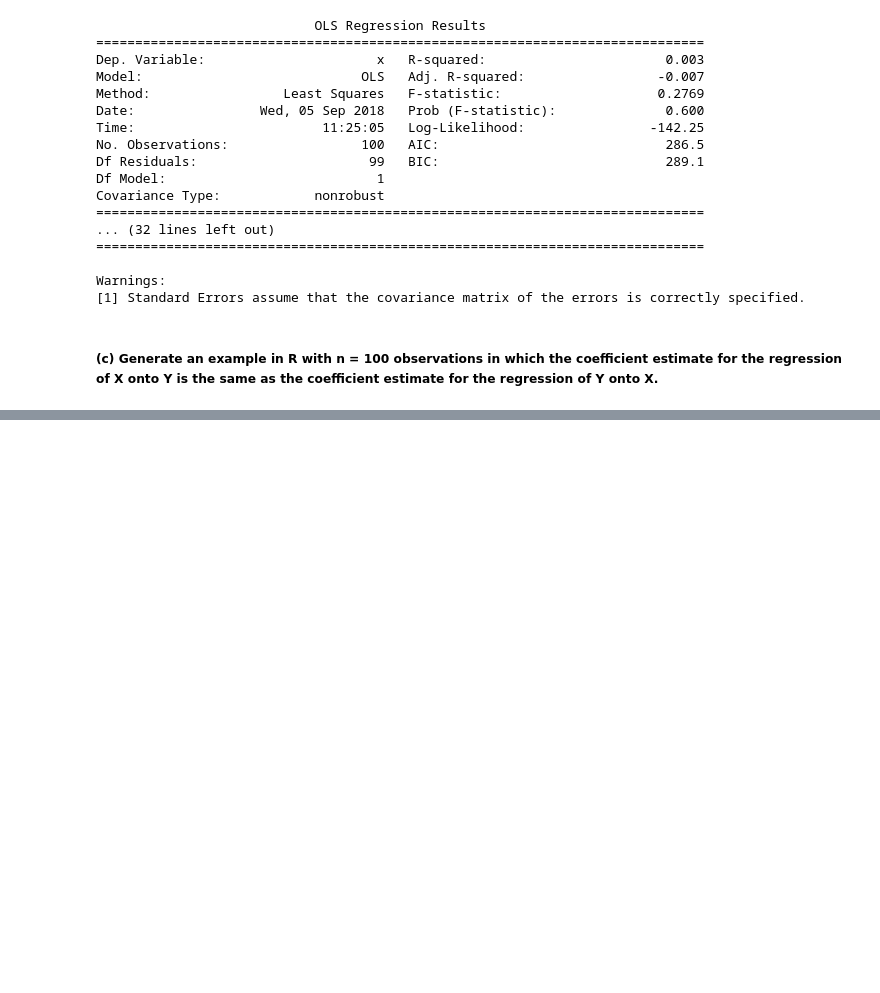
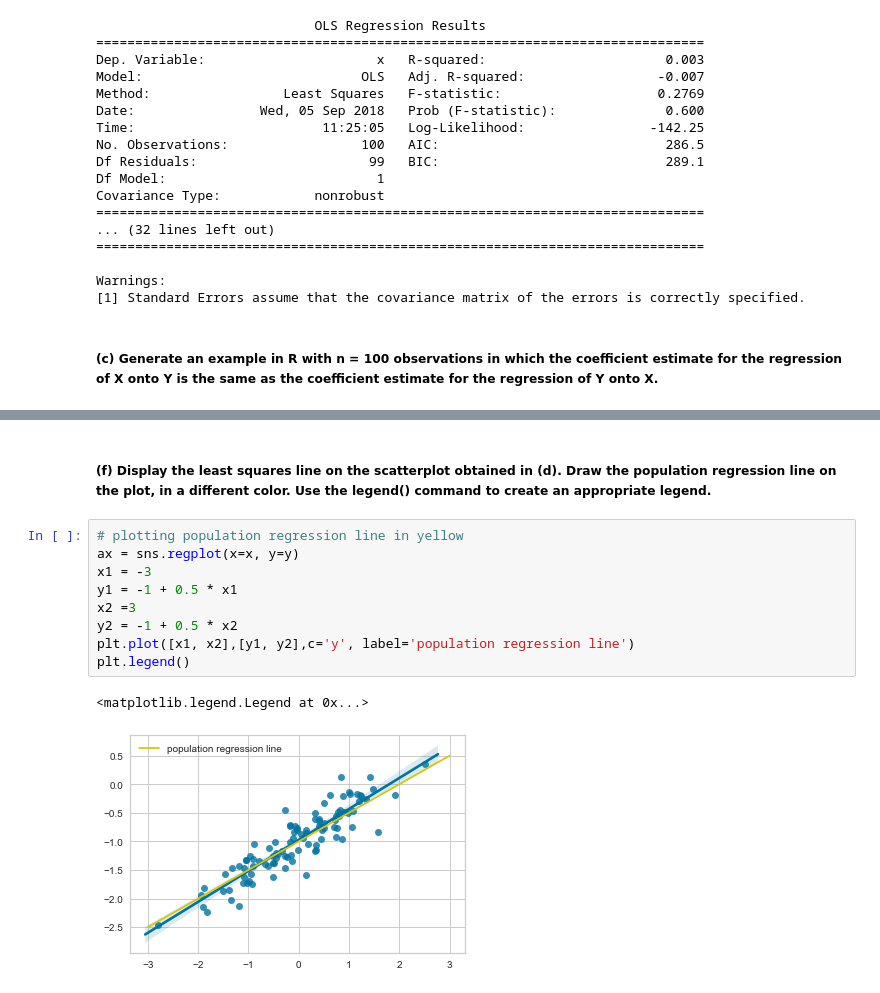
Before and after one commit to coxy1989/mlsabbatical, a Jupyter notebook: notebooks/statistical_learning/ch3_statistical_learning/exercises_applied.ipynb, the cells around one changed output, grey strips where cells are left out. Cells and saved outputs as stored; diff of their text form; blank space fills up the shorter version.

```diff
--- a/notebooks/statistical_learning/ch3_statistical_learning/exercises_applied.ipynb
+++ b/notebooks/statistical_learning/ch3_statistical_learning/exercises_applied.ipynb
@@ -691,0 +752,14 @@ Warnings:
+# %% [markdown]
+##### (f) Display the least squares line on the scatterplot obtained in (d). Draw the population regression line on the plot, in a different color. Use the legend() command to create an appropriate legend.
+# %%
+# plotting population regression line in yellow
+ax = sns.regplot(x=x, y=y)
+x1 = -3
+y1 = -1 + 0.5 * x1
+x2 =3
+y2 = -1 + 0.5 * x2
+plt.plot([x1, x2],[y1, y2],c='y', label='population regression line')
+plt.legend()
+# %% [output]
+<matplotlib.legend.Legend at 0x...>
+[figure, added]
```
Also changed, not shown: parts of 23 cells of this notebook.
